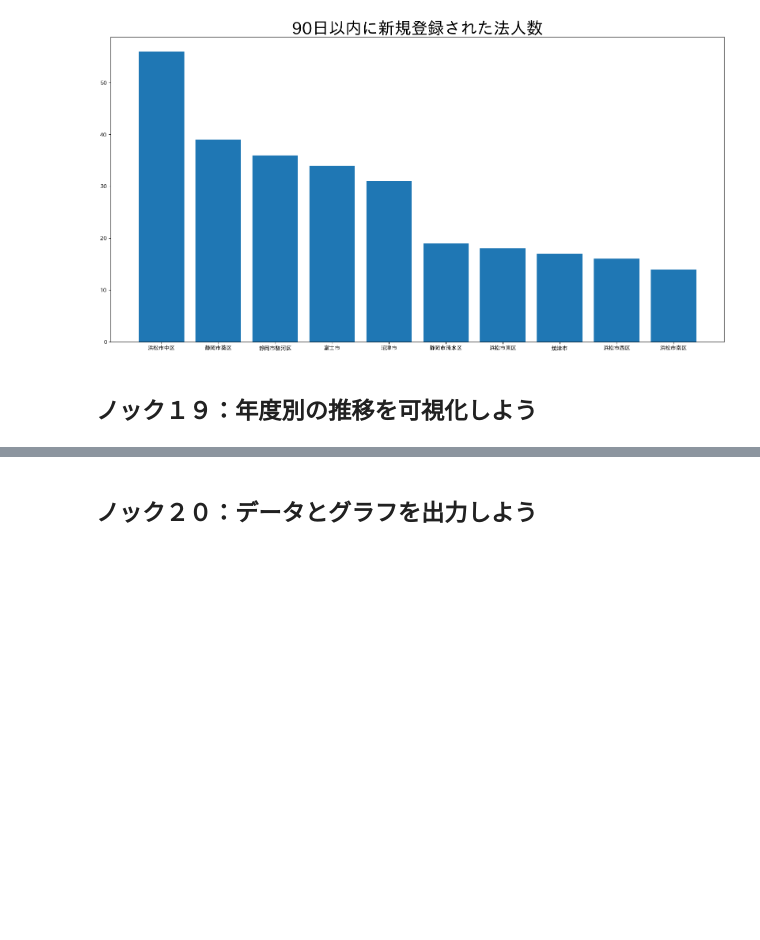
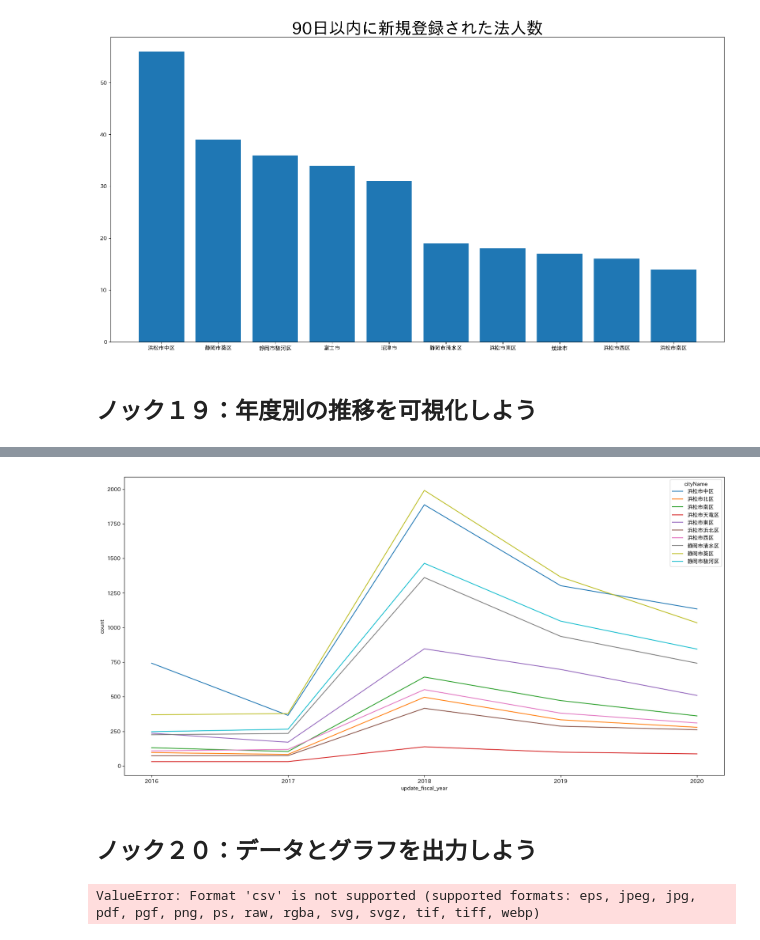
Before and after one commit to mitaniii/jupyter_test, a Jupyter notebook: 100nocks-process-visualization/src/1章.ipynb, the cells around one changed output, grey strips where cells are left out. Saved outputs shown, nothing was run; the diff lists cells and outputs as text; code cells hidden in the pictures; blank space fills up the shorter version.

```diff
--- a/100nocks-process-visualization/src/1章.ipynb
+++ b/100nocks-process-visualization/src/1章.ipynb
@@ -1084,3 +1084,8 @@ Text(0.5, 1.0, '90日以内に新規登録された法人数')
 [figure]
 # %% [markdown]
 ## ノック１９：年度別の推移を可視化しよう
+# %%
+tmp = data.dropna(subset=['cityName'])
+tmp = tmp.loc[tmp['cityName'].str.match('^.*区$')]
+print(len(tmp), len(data))
+tmp.head(2)
@@ -1086,0 +1097,4 @@ Text(0.5, 1.0, '90日以内に新規登録された法人数')
+# %%
+tmp = tmp.loc[(tmp['update_fiscal_year'] >= 2016) & (tmp['update_fiscal_year'] < 2021)]
+print(len(tmp))
+tmp.head()
@@ -1086,0 +1109,6 @@ Text(0.5, 1.0, '90日以内に新規登録された法人数')
+# %%
+tmp = tmp.groupby(['cityName', 'update_fiscal_year']).size()
+tmp.name = 'count'
+tmp = tmp.reset_index()
+print(len(tmp))
+tmp.head()
@@ -1087,2 +1123,12 @@ Text(0.5, 1.0, '90日以内に新規登録された法人数')
+# %%
+import matplotlib.pyplot as plt
+import seaborn as sns
+from matplotlib.ticker import MaxNLocator
+
+plt.figure(figsize=(20, 10))
+plt.gca().xaxis.set_major_locator(MaxNLocator(integer=True))
+img = sns.lineplot(x=tmp['update_fiscal_year'], y=tmp['count'], hue=tmp['cityName'])
+# %% [output]
+[figure, added]
 # %% [markdown]
 ## ノック２０：データとグラフを出力しよう
@@ -1088,0 +1139,6 @@ Text(0.5, 1.0, '90日以内に新規登録された法人数')
+# %%
+graph_file = 'knock20_graphdata.csv'
+fig = img.get_figure()
+fig.savefig(os.path.join(output_dir, graph_file))
+# %% [output]
+ValueError: Format 'csv' is not supported (supported formats: eps, jpeg, jpg, pdf, pgf, png, ps, raw, rgba, svg, svgz, tif, tiff, webp)
```
Also changed, not shown: parts of 7 cells of this notebook.
